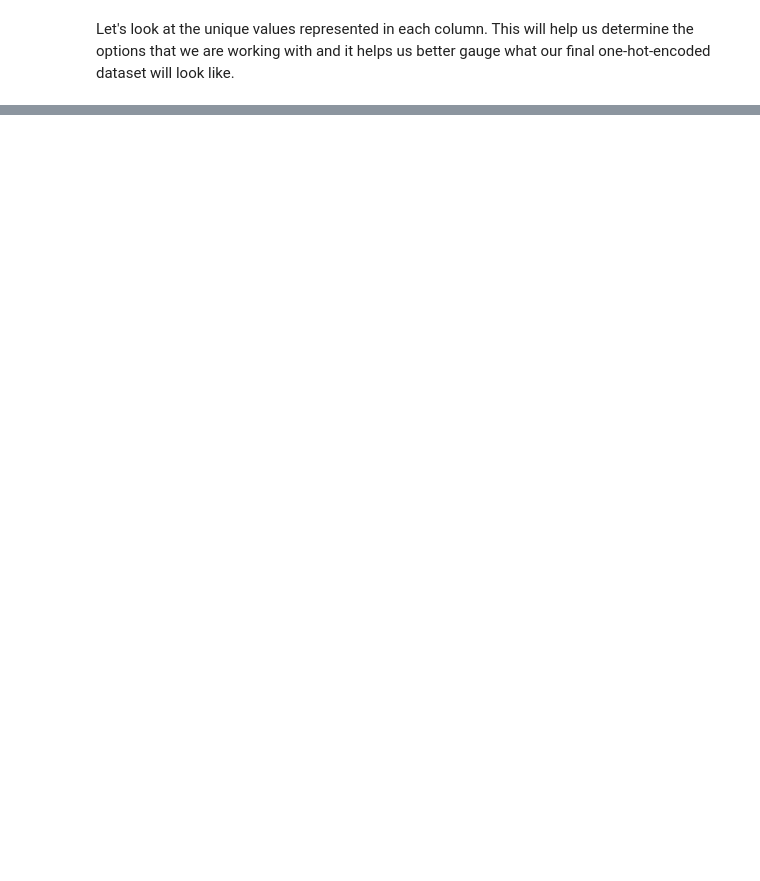
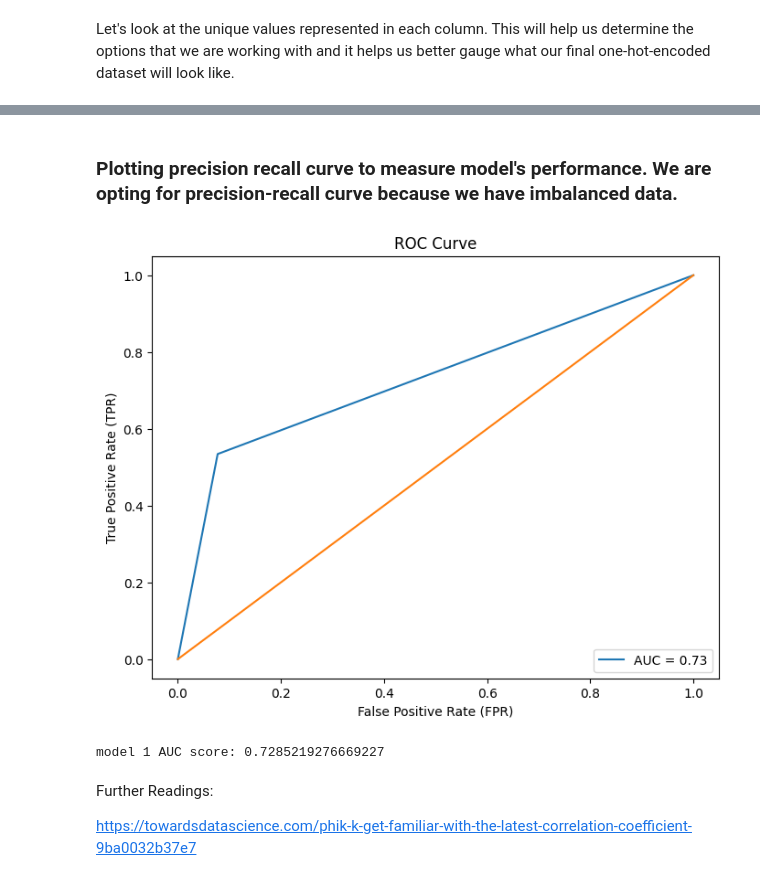
Before and after one commit to lauxpaux/bank_small_dataset, a Jupyter notebook: logistic_regression.ipynb, the cells around one changed output, grey strips where cells are left out. Drawn from its saved outputs; the diff is of its cells as text; code cells hidden in the pictures; blank space fills up the shorter version.

```diff
--- a/logistic_regression.ipynb
+++ b/logistic_regression.ipynb
@@ -80,0 +376,3 @@ for col in df:
+# %%
+y = y.replace({'yes': 1, 'no': 0})
+y
@@ -80,0 +464,5 @@ for col in df:
+# %%
+from sklearn.preprocessing import MinMaxScaler, StandardScaler
+
+minMax_scaler = MinMaxScaler()
+minMax_scaler.fit(transformed_df4[['hours_since']])
@@ -80,0 +471,3 @@ for col in df:
+# %%
+transformed_df4['hours_since'] = minMax_scaler.transform(transformed_df4[['hours_since']]).round(2)
+transformed_df4
@@ -80,0 +500,7 @@ for col in df:
+# %%
+from sklearn.model_selection import train_test_split
+
+X = transformed_df4
+y = y
+
+X_train, X_test, y_train, y_test = train_test_split(X, y, test_size=0.2, random_state=41)
@@ -80,0 +560,25 @@ for col in df:
+# %% [markdown]
+### Plotting precision recall curve to measure model's performance. We are opting for precision-recall curve because we have imbalanced data.
+# %%
+from sklearn.metrics import roc_curve, roc_auc_score
+
+fpr, tpr, thresholds = roc_curve(y_test, y_pred)
+auc_roc = roc_auc_score(y_test, y_pred)
+
+plt.figure(figsize=(8, 6))
+plt.plot(fpr, tpr, label=f'AUC = {auc_roc:.2f}')
+plt.plot([0, 1], [0, 1])  # Diagonal line representing random classifier
+plt.xlabel('False Positive Rate (FPR)')
+plt.ylabel('True Positive Rate (TPR)')
+plt.title('ROC Curve')
+plt.legend(loc='lower right')
+# plt.grid(True)
+plt.show()
+print(f'model 1 AUC score: {auc_roc}')
+# %% [output]
+[figure, added]
+model 1 AUC score: 0.7285219276669227
+# %% [markdown]
+Further Readings:
+
+https://towardsdatascience.com/phik-k-get-familiar-with-the-latest-correlation-coefficient-9ba0032b37e7
```
Also changed, not shown: parts of 58 cells of this notebook.
